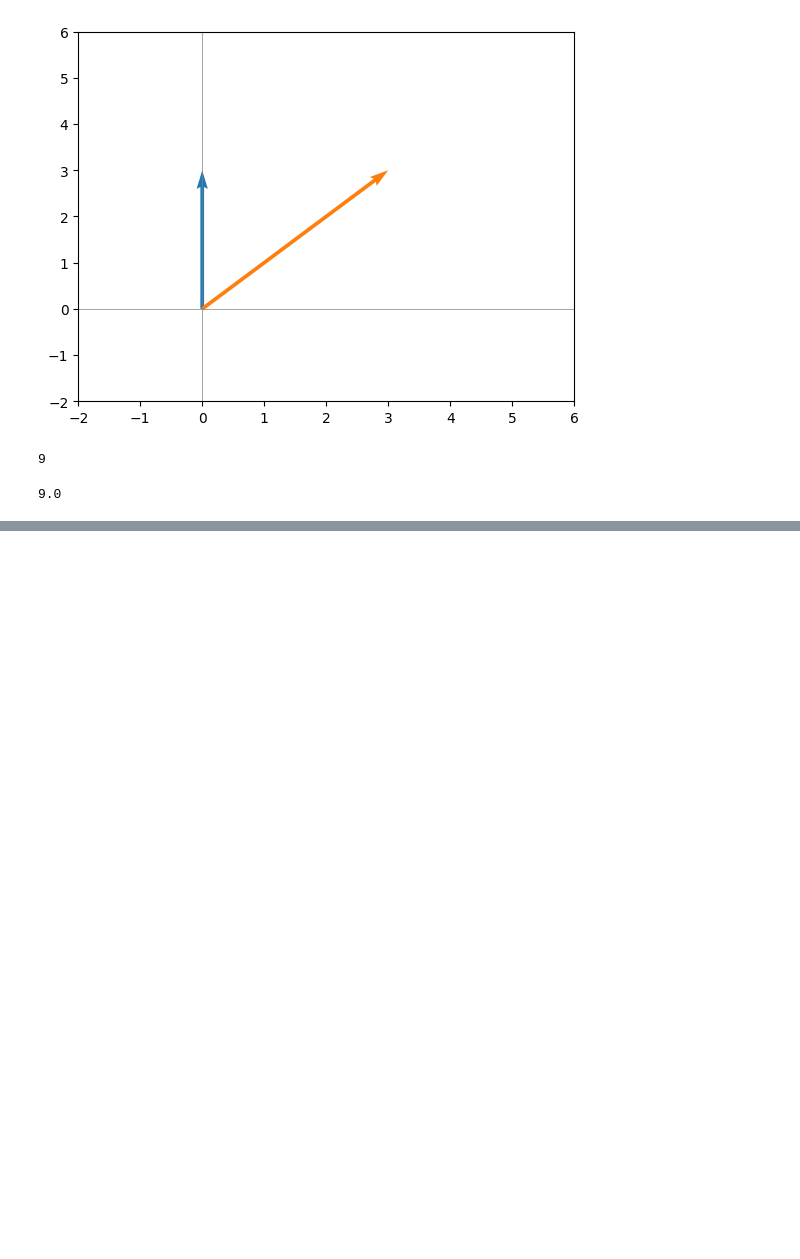
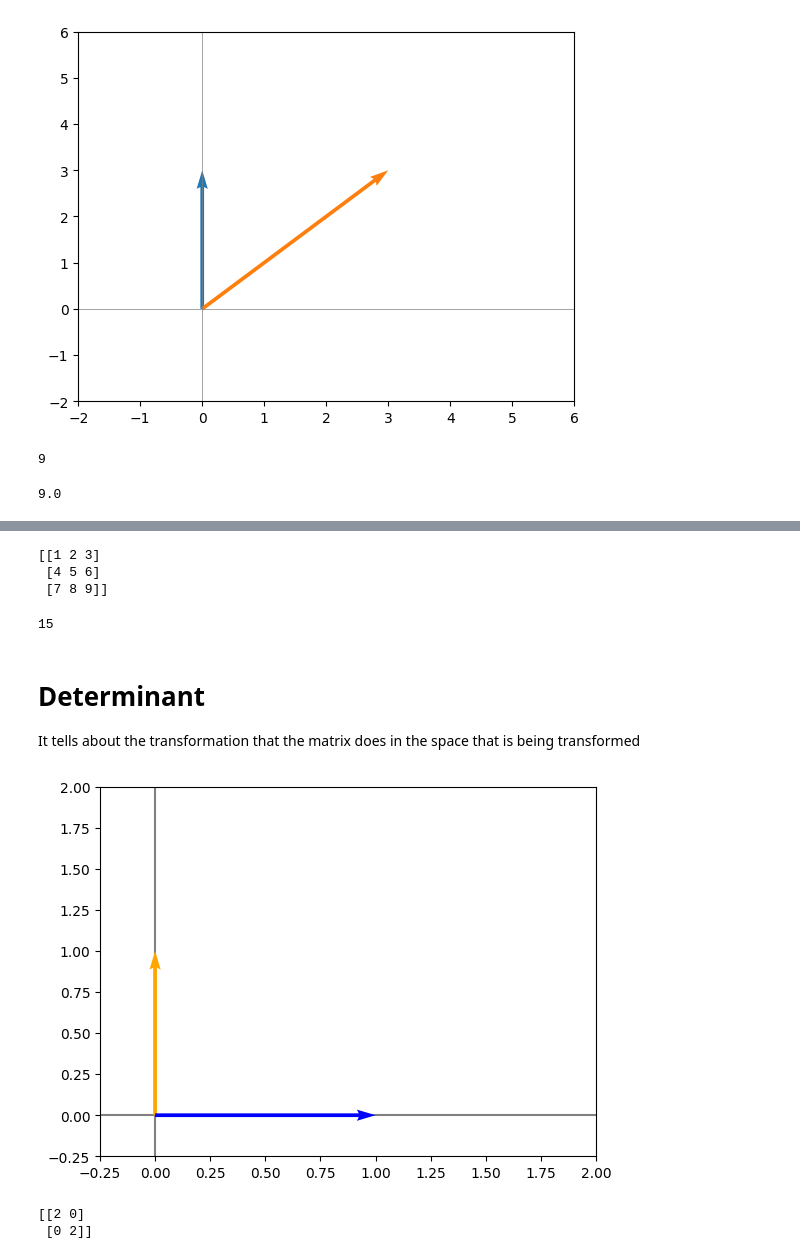
Before and after one commit to PabloBetancur428/Linear-Algebra-platzi, a Jupyter notebook: Linear_algebra_1.ipynb, the cells around one changed output, grey strips where cells are left out. Saved outputs shown, nothing was run; the diff lists cells and outputs as text; code cells hidden in the pictures; blank space fills up the shorter version.

```diff
--- a/Linear_algebra_1.ipynb
+++ b/Linear_algebra_1.ipynb
@@ -938,0 +1217,18 @@ print(norma_v1*norma_v2 * np.cos(np.deg2rad(45)))
+# %%
+matrix = np.array([[1,2,3],
+                   [4,5,6],
+                   [7,8,9]])
+print(matrix)
+# %% [output]
+[[1 2 3]
+ [4 5 6]
+ [7 8 9]]
+# %%
+trace = np.trace(matrix) #Sum of the diagonal elements
+print(trace)
+# %% [output]
+15
+# %% [markdown]
+# Determinant
+
+It tells about the transformation that the matrix does in the space that is being transformed
@@ -938,0 +1237,17 @@ print(norma_v1*norma_v2 * np.cos(np.deg2rad(45)))
+# %%
+v1 = np.array([0, 1])
+v2 = np.array([1, 0])
+
+gv.graph_vecs([v1, v2], ['orange', 'blue'])
+plt.xlim(-0.25, 2)
+plt.ylim(-0.25, 2)
+
+plt.show()
+# %% [output]
+[figure, added]
+# %%
+A = np.array([[2,0], [0,2]])
+print(A)
+# %% [output]
+[[2 0]
+ [0 2]]
```
Also changed, not shown: parts of 45 cells of this notebook.
